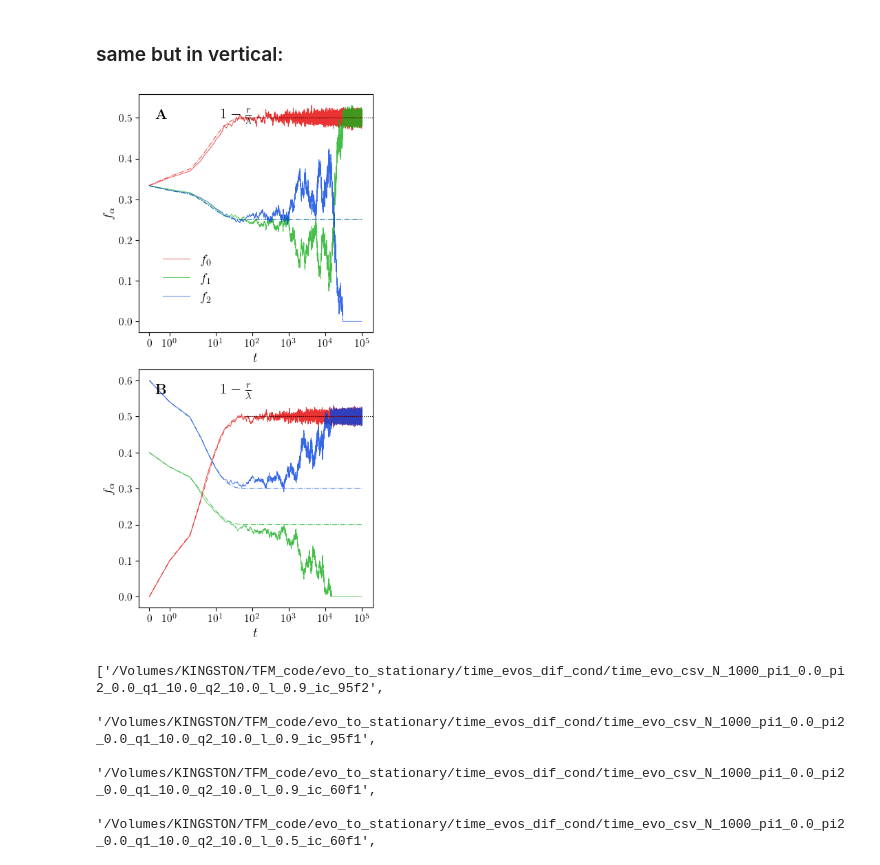
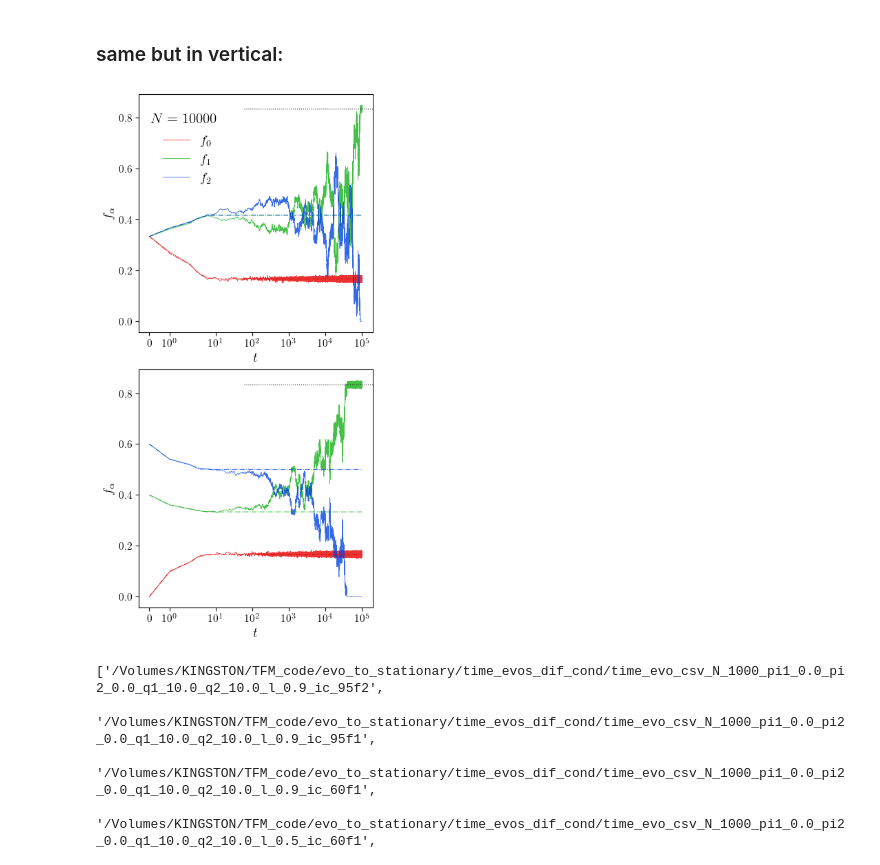
Before and after one commit to dmarchp/TFM_code, a Jupyter notebook: evo_to_stationary/figures_for_presentation.ipynb, the cells around one changed output. Drawn from its saved outputs; the diff is of its cells as text; code cells hidden in the pictures.

```diff
--- a/evo_to_stationary/figures_for_presentation.ipynb
+++ b/evo_to_stationary/figures_for_presentation.ipynb
@@ -500,54 +500,57 @@ for i in range(2):
     ax[i].set(xlabel='$t$', xscale='symlog')
 ax[0].set_ylabel(r'$f_\alpha$')
 ax[1].set_ylabel(r'$f_\alpha$')
-ax[0].text(0.07,0.9, r'$\textbf{A}$', transform=ax[0].transAxes)
-ax[1].text(0.07,0.9, r'$\textbf{B}$', transform=ax[1].transAxes)
+# ax[0].text(0.07,0.9, r'$\textbf{A}$', transform=ax[0].transAxes)
+# ax[1].text(0.07,0.9, r'$\textbf{B}$', transform=ax[1].transAxes)
 
 
 pi1, pi2, q1, q2, l, N, ic = 0.0, 0.0, 10.0, 10.0, 0.6, 1000, 'thirds' # original paper figure
 
 # for presentation:
-l, N = 0.2, 10000
+l, N = 0.6, 10000
 
 # simulation:
 files = get_time_evo_files(pi1, pi2, q1, q2, l, N, ic)
-df = pd.read_csv(files[3])
+df = pd.read_csv(files[4])
 ax[0].plot(df['iter'], df['f0'], alpha=0.8, lw=0.6, color='xkcd:red', label='$f_0$')
 ax[0].plot(df['iter'], df['f1'], alpha=0.8, lw=0.6, color='xkcd:green', label='$f_1$')
 ax[0].plot(df['iter'], df['f2'], alpha=0.8, lw=0.6, color='xkcd:blue', label='$f_2$')
-# ax[0].legend(frameon=False, loc=(0.08, 0.6))
-ax[0].legend(frameon=False, loc=(0.08, 0.1))
+ax[0].legend(frameon=False, loc=(0.08, 0.6)) # l = 0.6
+# ax[0].legend(frameon=False, loc=(0.08, 0.1)) # l = 0.2
 # integration:
 dfint = pd.read_csv(f'{getTimeEvosPath()}/time_evo_csv_pi1_{pi1}_pi2_{pi2}_q1_{q1}_q2_{q2}_l_{l}_ic_{ic}_Euler.csv')
 ax[0].plot(dfint['iter'], dfint['f0'], alpha=0.7, ls='-.', lw=0.8, color='xkcd:red')
 ax[0].plot(dfint['iter'], dfint['f1'], alpha=0.7, ls='-.', lw=0.8, color='xkcd:green')
 ax[0].plot(dfint['iter'], dfint['f2'], alpha=0.7, ls='-.', lw=0.8, color='xkcd:blue')
 
 ic = '60f2'
 files = get_time_evo_files(pi1, pi2, q1, q2, l, N, ic)
 df = pd.read_csv(files[3])
 ax[1].plot(df['iter'], df['f0'], alpha=0.8, lw=0.6, color='xkcd:red')
 ax[1].plot(df['iter'], df['f1'], alpha=0.8, lw=0.6, color='xkcd:green')
 ax[1].plot(df['iter'], df['f2'], alpha=0.8, lw=0.6, color='xkcd:blue')
 # integration:
 dfint = pd.read_csv(f'{getTimeEvosPath()}/time_evo_csv_pi1_{pi1}_pi2_{pi2}_q1_{q1}_q2_{q2}_l_{l}_ic_{ic}_Euler.csv')
 ax[1].plot(dfint['iter'], dfint['f0'], alpha=0.7, ls='-.', lw=0.8, color='xkcd:red')
 ax[1].plot(dfint['iter'], dfint['f1'], alpha=0.7, ls='-.', lw=0.8, color='xkcd:green')
 ax[1].plot(dfint['iter'], dfint['f2'], alpha=0.7, ls='-.', lw=0.8, color='xkcd:blue')
 
 # ax[0].axhline(1-1/(l*q2), 0.65,1.0, ls=':', color='k', lw=0.8)
 # ax[1].axhline(1-1/(l*q2), 0.65,1.0, ls=':', color='k', lw=0.8)
 # ax[0].text(0.5, 0.88, r'$1-\frac{r}{\lambda}$', transform=ax[0].transAxes)
 # ax[1].text(0.5, 0.88, r'$1-\frac{r}{\lambda}$', transform=ax[1].transAxes)
 
 ax[0].axhline(1-1/(l*q2), 0.45,1.0, ls=':', color='k', lw=0.8)
 ax[1].axhline(1-1/(l*q2), 0.45,1.0, ls=':', color='k', lw=0.8)
-ax[0].text(0.35, 0.9, r'$1-\frac{r}{\lambda}$', transform=ax[0].transAxes)
-ax[1].text(0.35, 0.9, r'$1-\frac{r}{\lambda}$', transform=ax[1].transAxes)
+# ax[0].text(0.35, 0.9, r'$1-\frac{r}{\lambda}$', transform=ax[0].transAxes)
+# ax[1].text(0.35, 0.9, r'$1-\frac{r}{\lambda}$', transform=ax[1].transAxes)
 
-fig.savefig(f'time_evos_equal_qs_pi_0_dif_ic_l_{l}_N_{N}_vertical.pdf')
+ax[0].text(0.05,0.88, rf'$N = {N}$', transform=ax[0].transAxes)
+
+# fig.savefig(f'time_evos_equal_qs_pi_0_dif_ic_l_{l}_N_{N}_vertical.pdf')
+fig.savefig(f'time_evos_equal_qs_pi_0_dif_ic_l_{l}_N_{N}_vertical.png')
 # %% [output]
-[figure, old version]
+[figure, new version]
 # %%
 files = glob.glob(f'{getTimeEvosPath()}/time_evo_csv_N_*_pi1_0.0_pi2_0.0_q1_10.0_q2_10.0_l_*')
 # %%
```
Also changed, not shown: 23 other files.
